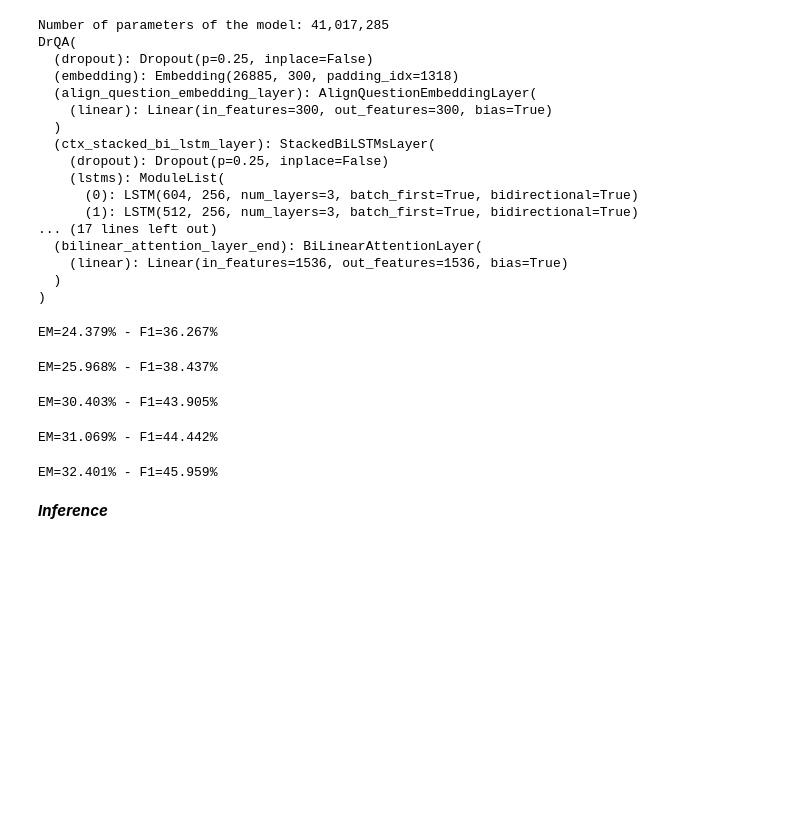
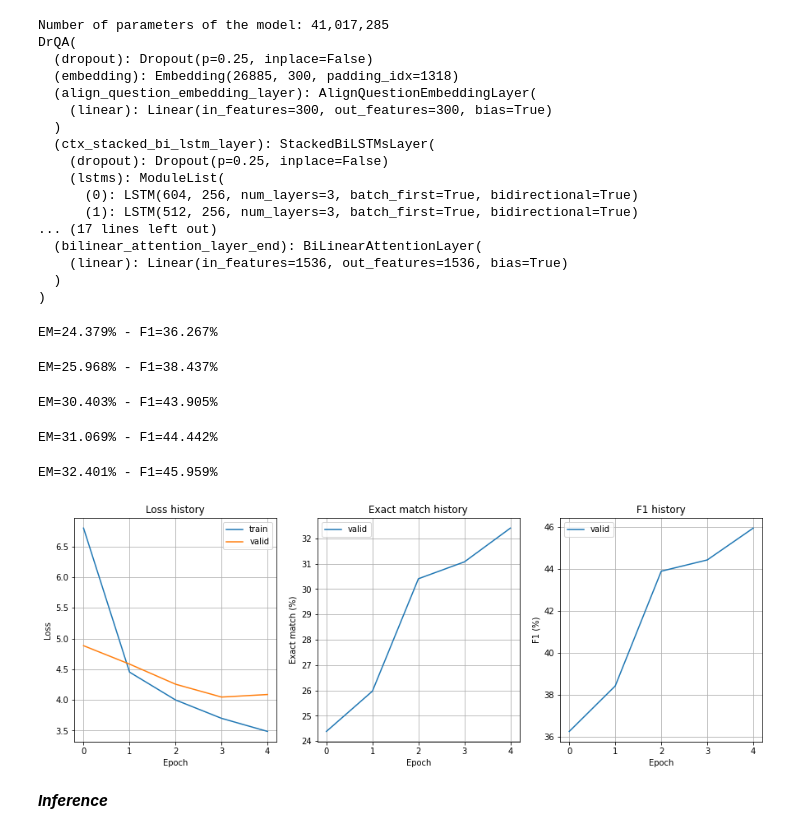
Before and after one commit to dksifoua/Question-Answering, a Jupyter notebook: 1 - DrQA, Document reader Question Answering.ipynb, the cells around one changed output. Cells and saved outputs as stored; diff of their text form; code cells hidden in the pictures; blank space fills up the shorter version.

```diff
--- a/1 - DrQA, Document reader Question Answering.ipynb
+++ b/1 - DrQA, Document reader Question Answering.ipynb
@@ -794,5 +800,33 @@ EM=25.968% - F1=38.437%
 EM=30.403% - F1=43.905%
 EM=31.069% - F1=44.442%
 EM=32.401% - F1=45.959%
+# %%
+_, axes = plt.subplots(1, 3, figsize=(15, 5))
+
+axes[0].plot(history['loss'], label='train')
+axes[0].plot(history['val_loss'], label='valid')
+axes[0].set_title('Loss history')
+axes[0].set_xlabel('Epoch')
+axes[0].set_ylabel('Loss')
+axes[0].grid(True)
+axes[0].legend()
+
+axes[1].plot(history['em'], label='valid')
+axes[1].set_title('Exact match history')
+axes[1].set_xlabel('Epoch')
+axes[1].set_ylabel('Exact match (%)')
+axes[1].grid(True)
+axes[1].legend()
+
+axes[2].plot(history['f1'], label='valid')
+axes[2].set_title('F1 history')
+axes[2].set_xlabel('Epoch')
+axes[2].set_ylabel('F1 (%)')
+axes[2].grid(True)
+axes[2].legend()
+
+plt.show()
+# %% [output]
+[figure, added]
 # %% [markdown]
 ***Inference***
```
Also changed, not shown: parts of 7 cells of this notebook.
